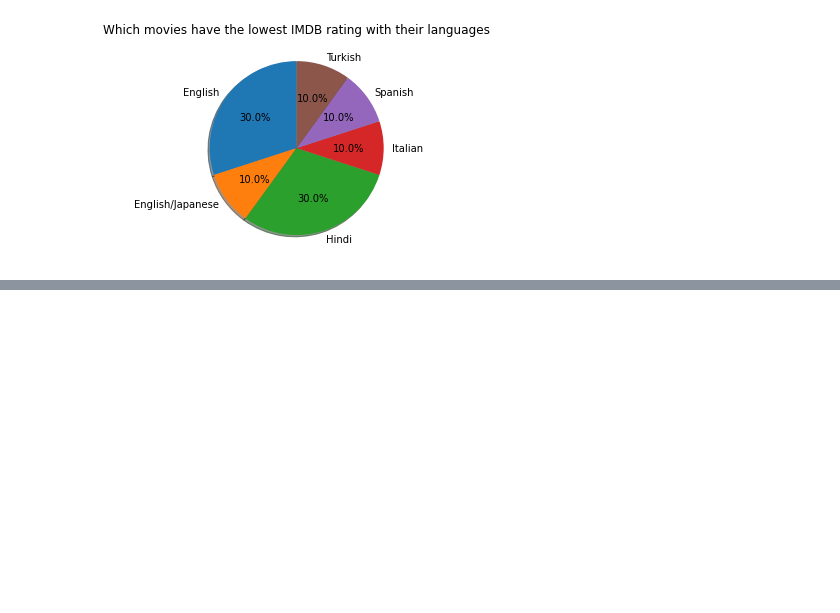
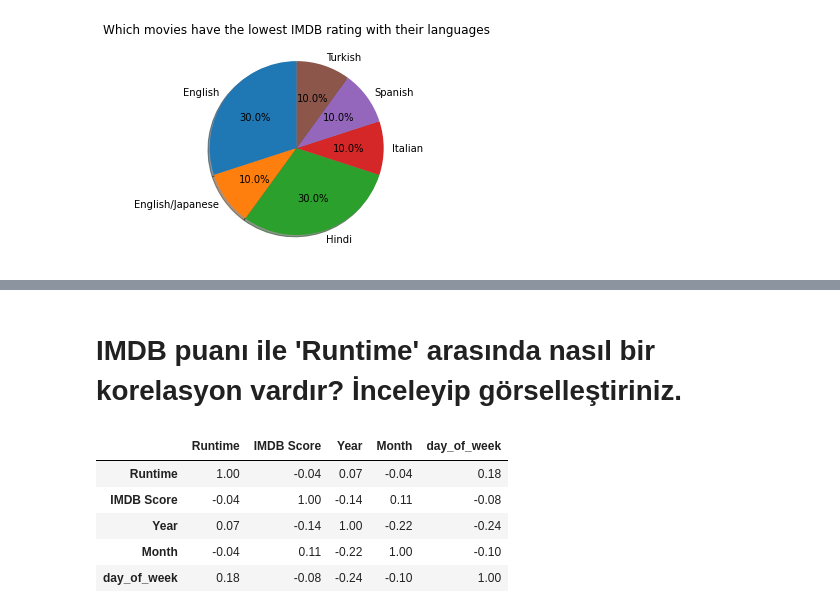
Before and after one commit to b21892757/globalai-project, a Jupyter notebook: hw2_netflixPD.ipynb, the cells around one changed output, grey strips where cells are left out. Cells and saved outputs as stored; diff of their text form; code cells hidden in the pictures; blank space fills up the shorter version.

```diff
--- a/hw2_netflixPD.ipynb
+++ b/hw2_netflixPD.ipynb
@@ -244,0 +286,12 @@ Text(0, 0.5, '')
+# %% [markdown]
+# IMDB puanı ile 'Runtime' arasında nasıl bir korelasyon vardır? İnceleyip görselleştiriniz.
+# %%
+corr = np.round(df.corr(),2)
+corr
+# %% [output]
+|  | Runtime | IMDB Score | Year | Month | day_of_week |
+| Runtime | 1.00 | -0.04 | 0.07 | -0.04 | 0.18 |
+| IMDB Score | -0.04 | 1.00 | -0.14 | 0.11 | -0.08 |
+| Year | 0.07 | -0.14 | 1.00 | -0.22 | -0.24 |
+| Month | -0.04 | 0.11 | -0.22 | 1.00 | -0.10 |
+| day_of_week | 0.18 | -0.08 | -0.24 | -0.10 | 1.00 |
```
Also changed, not shown: parts of 9 cells of this notebook.
